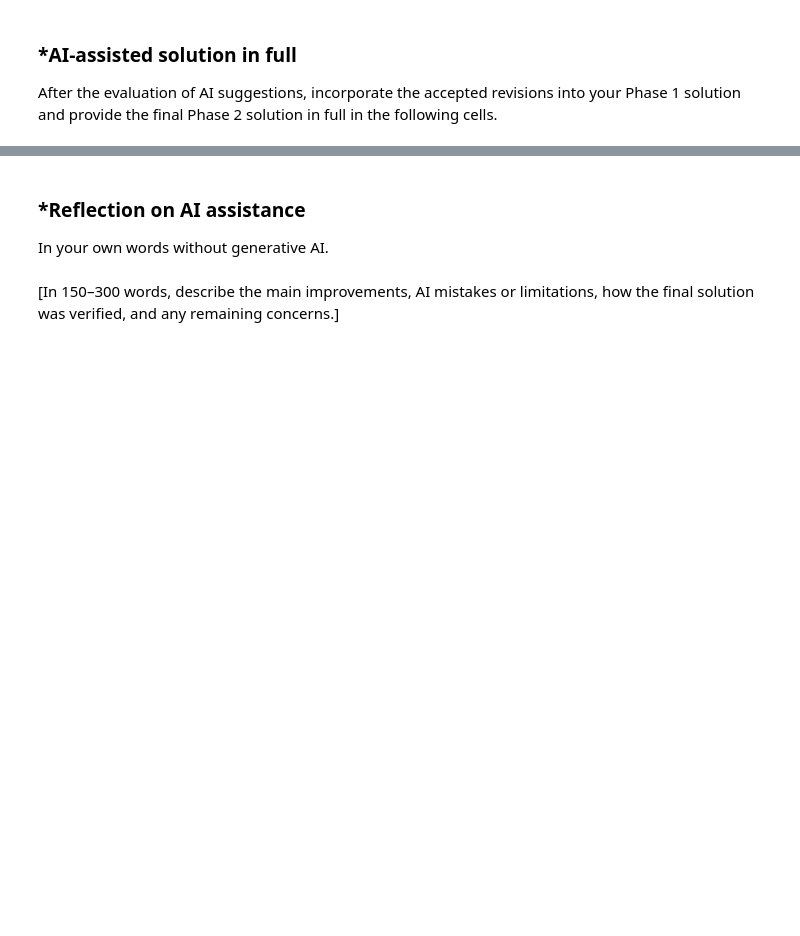
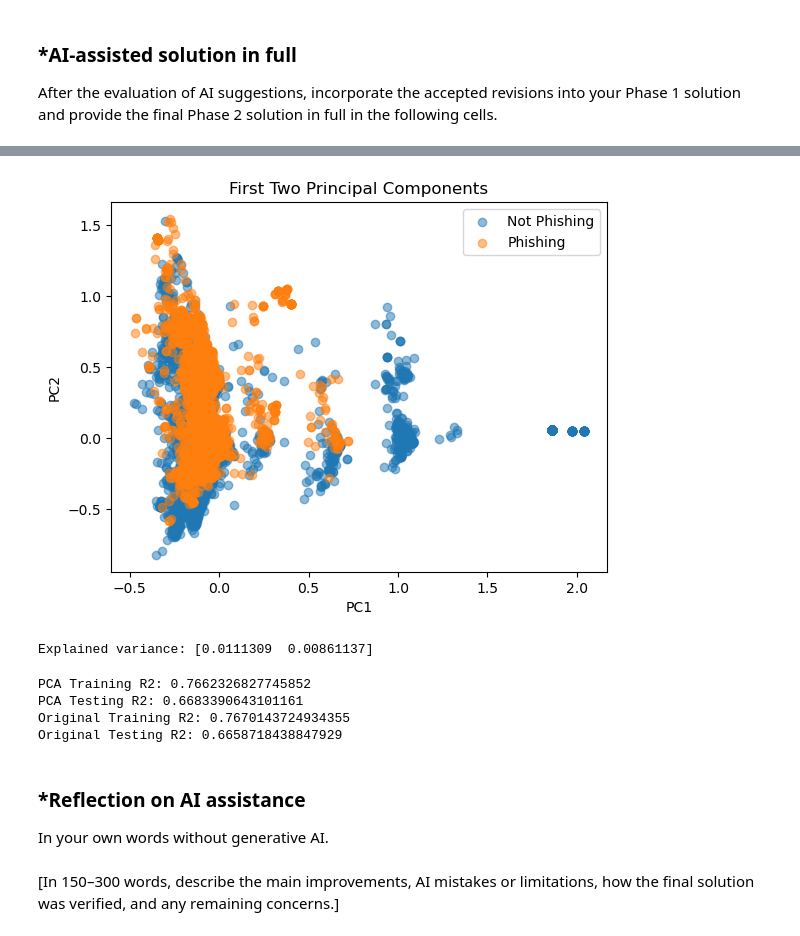
Before and after one commit to Armon-1/A05-pca, a Jupyter notebook: notebook.ipynb, the cells around one changed output, grey strips where cells are left out. Drawn from its saved outputs; the diff is of its cells as text; code cells hidden in the pictures; blank space fills up the shorter version.

```diff
--- a/notebook.ipynb
+++ b/notebook.ipynb
@@ -213,0 +323,30 @@ After the evaluation of AI suggestions, incorporate the accepted revisions into
+# %%
+from sklearn.decomposition import PCA
+
+pca = PCA(n_components=2)
+X_pca = pca.fit_transform(X)
+
+plt.scatter(
+    X_pca[y == 0, 0],
+    X_pca[y == 0, 1],
+    label="Not Phishing",
+    alpha=.5
+)
+
+plt.scatter(
+    X_pca[y == 1, 0],
+    X_pca[y == 1, 1],
+    label="Phishing",
+    alpha=.5
+)
+
+plt.xlabel("PC1")
+plt.ylabel("PC2")
+plt.title("First Two Principal Components")
+plt.legend()
+plt.show()
+
+print("Explained variance:", pca.explained_variance_ratio_)
+# %% [output]
+[figure, added]
+Explained variance: [0.0111309  0.00861137]
@@ -213,0 +355,19 @@ After the evaluation of AI suggestions, incorporate the accepted revisions into
+# %%
+pca2 = PCA(n_components=2610)
+
+X_train_pca = pca2.fit_transform(X_train)
+X_test_pca = pca2.transform(X_test)
+
+model2 = LinearRegression()
+model2.fit(X_train_pca, y_train)
+
+print("PCA Training R2:", model2.score(X_train_pca, y_train))
+print("PCA Testing R2:", model2.score(X_test_pca, y_test))
+
+print("Original Training R2:", model.score(X_train, y_train))
+print("Original Testing R2:", model.score(X_test, y_test))
+# %% [output]
+PCA Training R2: 0.7662326827745852
+PCA Testing R2: 0.6683390643101161
+Original Training R2: 0.7670143724934355
+Original Testing R2: 0.6658718438847929
```
Also changed, not shown: parts of 18 cells of this notebook.
